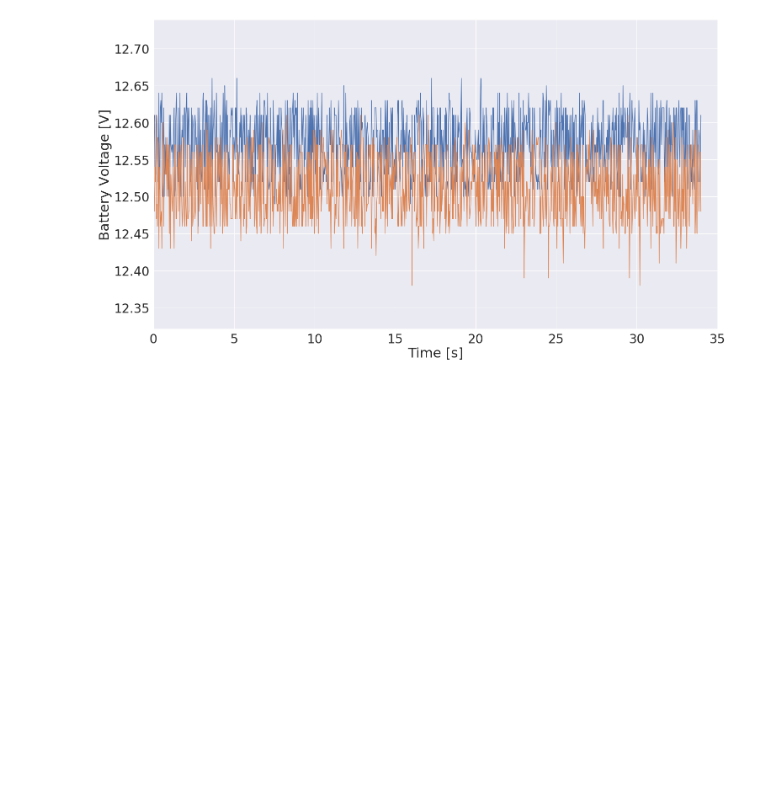
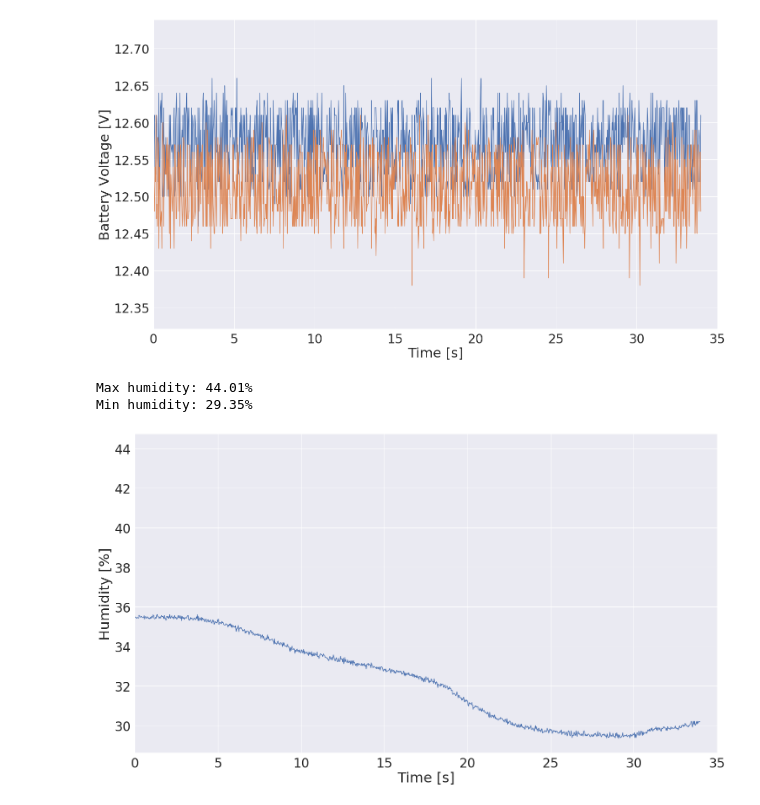
Before and after one commit to aris-space/euler-avionics, a Jupyter notebook: maiden_launch_analysis/maiden_launch_analysis_recovery.ipynb, the cells around one changed output. Drawn from its saved outputs; the diff is of its cells as text; code cells hidden in the pictures; blank space fills up the shorter version.

```diff
--- a/maiden_launch_analysis/maiden_launch_analysis_recovery.ipynb
+++ b/maiden_launch_analysis/maiden_launch_analysis_recovery.ipynb
@@ -68,3 +59,15 @@ plt.set_xlim(0, duration)
 # %% [output]
 (0, 35)
 [figure]
+# %%
+plt = sns.lineplot(data = combined.reset_index(), x = 'Time [s]', y = 'Humidity [%]')
+plt.set_ylabel('Humidity [%]')
+plt.set_xlabel('Time [s]')
+plt.set_xlim(0, duration)
+
+print(f"Max humidity: {np.max(combined['Humidity [%]'])}%")
+print(f"Min humidity: {np.min(combined['Humidity [%]'])}%")
+# %% [output]
+Max humidity: 44.01%
+Min humidity: 29.35%
+[figure, added]
```
Also changed, not shown: parts of 4 cells of this notebook.
